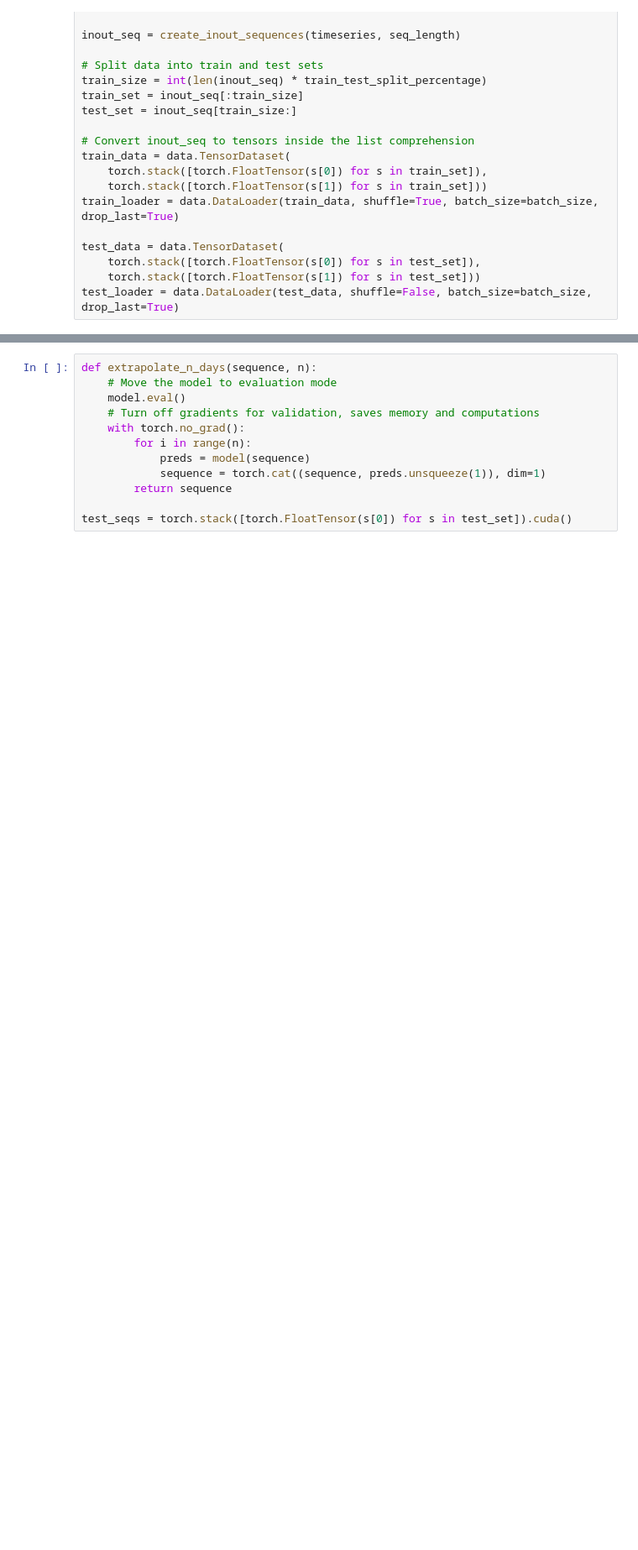
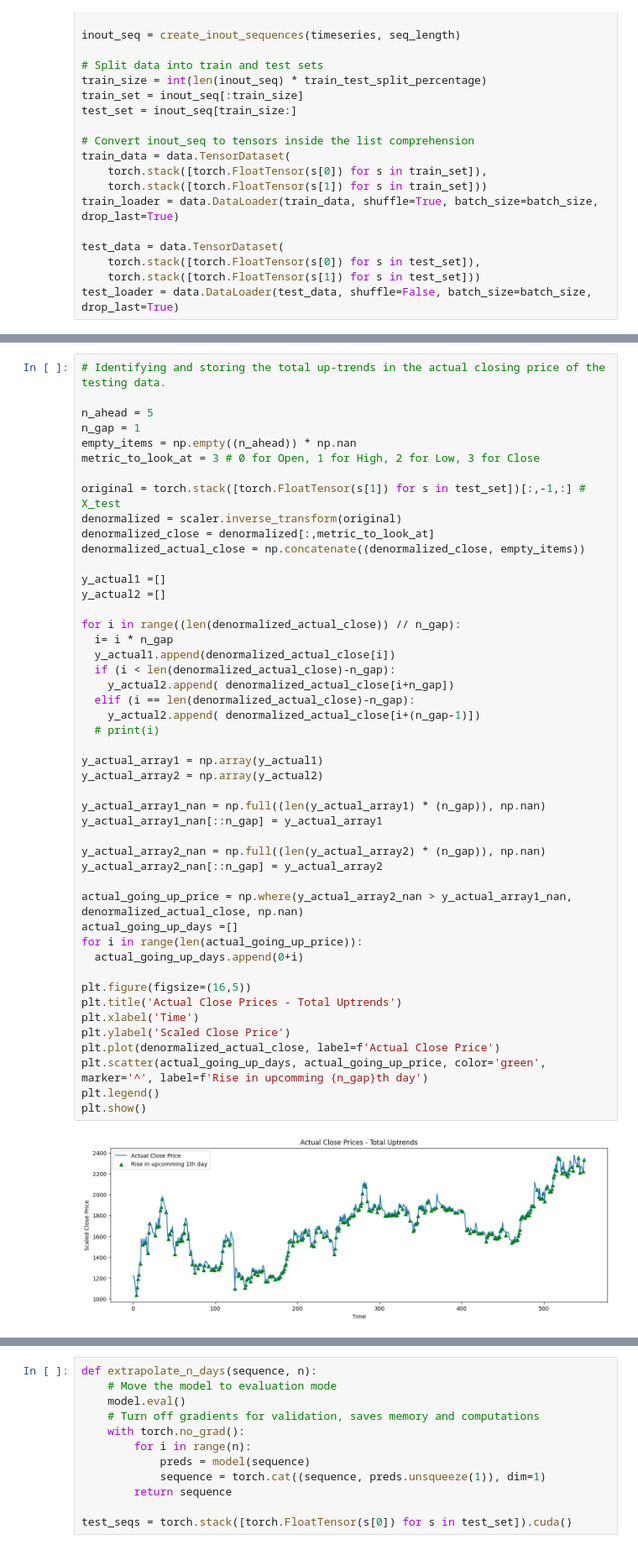
Before and after one commit to MohammadKatif/Cryptocurrency-price-prediction-model, a Jupyter notebook: Crypto_model_9.ipynb, the cells around one changed output, grey strips where cells are left out. Shown: that part at 84% size. Cells and saved outputs as stored; diff of their text form; blank space fills up the shorter version.

```diff
--- a/Crypto_model_9.ipynb
+++ b/Crypto_model_9.ipynb
@@ -187,3 +189,52 @@ def predict_n_days_ahead(n):
             seq = seq[:, 1:, :] # shape [test_size, seq_length, feature_amount]
         final = np.array(preds.squeeze(1).cpu())
         return final
+# %%
+# Identifying and storing the total up-trends in the actual closing price of the testing data.
+
+n_ahead = 5
+n_gap = 1
+empty_items = np.empty((n_ahead)) * np.nan
+metric_to_look_at = 3 # 0 for Open, 1 for High, 2 for Low, 3 for Close
+
+original = torch.stack([torch.FloatTensor(s[1]) for s in test_set])[:,-1,:] # X_test
+denormalized = scaler.inverse_transform(original)
+denormalized_close = denormalized[:,metric_to_look_at]
+denormalized_actual_close = np.concatenate((denormalized_close, empty_items))
+
+y_actual1 =[]
+y_actual2 =[]
+
+for i in range((len(denormalized_actual_close)) // n_gap):
+  i= i * n_gap
+  y_actual1.append(denormalized_actual_close[i])
+  if (i < len(denormalized_actual_close)-n_gap):
+    y_actual2.append( denormalized_actual_close[i+n_gap])
+  elif (i == len(denormalized_actual_close)-n_gap):
+    y_actual2.append( denormalized_actual_close[i+(n_gap-1)])
+  # print(i)
+
+y_actual_array1 = np.array(y_actual1)
+y_actual_array2 = np.array(y_actual2)
+
+y_actual_array1_nan = np.full((len(y_actual_array1) * (n_gap)), np.nan)
+y_actual_array1_nan[::n_gap] = y_actual_array1
+
+y_actual_array2_nan = np.full((len(y_actual_array2) * (n_gap)), np.nan)
+y_actual_array2_nan[::n_gap] = y_actual_array2
+
+actual_going_up_price = np.where(y_actual_array2_nan > y_actual_array1_nan, denormalized_actual_close, np.nan)
+actual_going_up_days =[]
+for i in range(len(actual_going_up_price)):
+  actual_going_up_days.append(0+i)
+
+plt.figure(figsize=(16,5))
+plt.title('Actual Close Prices - Total Uptrends')
+plt.xlabel('Time')
+plt.ylabel('Scaled Close Price')
+plt.plot(denormalized_actual_close, label=f'Actual Close Price')
+plt.scatter(actual_going_up_days, actual_going_up_price, color='green', marker='^', label=f'Rise in upcomming {n_gap}th day')
+plt.legend()
+plt.show()
+# %% [output]
+[figure, added]
```
Also changed, not shown: parts of 13 cells of this notebook.
